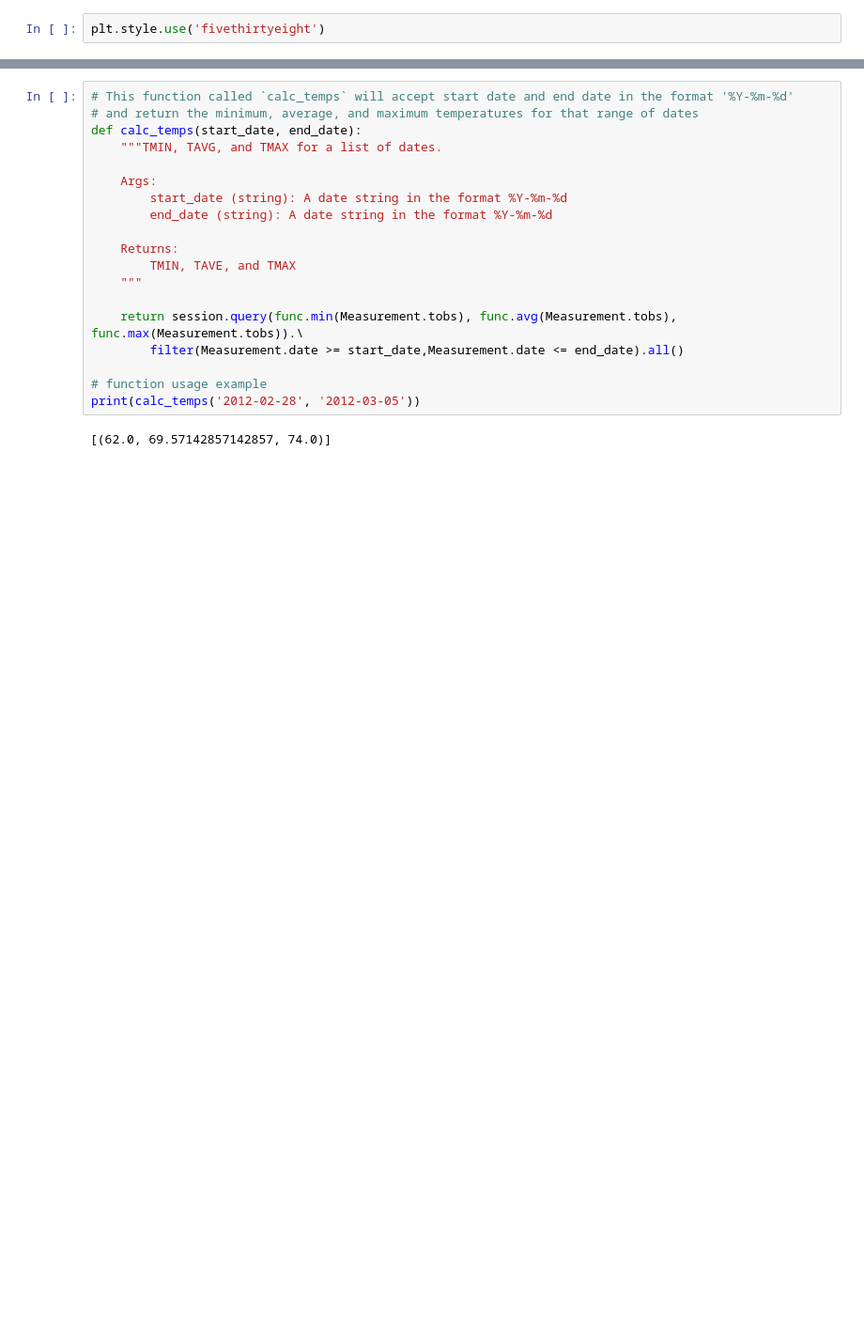
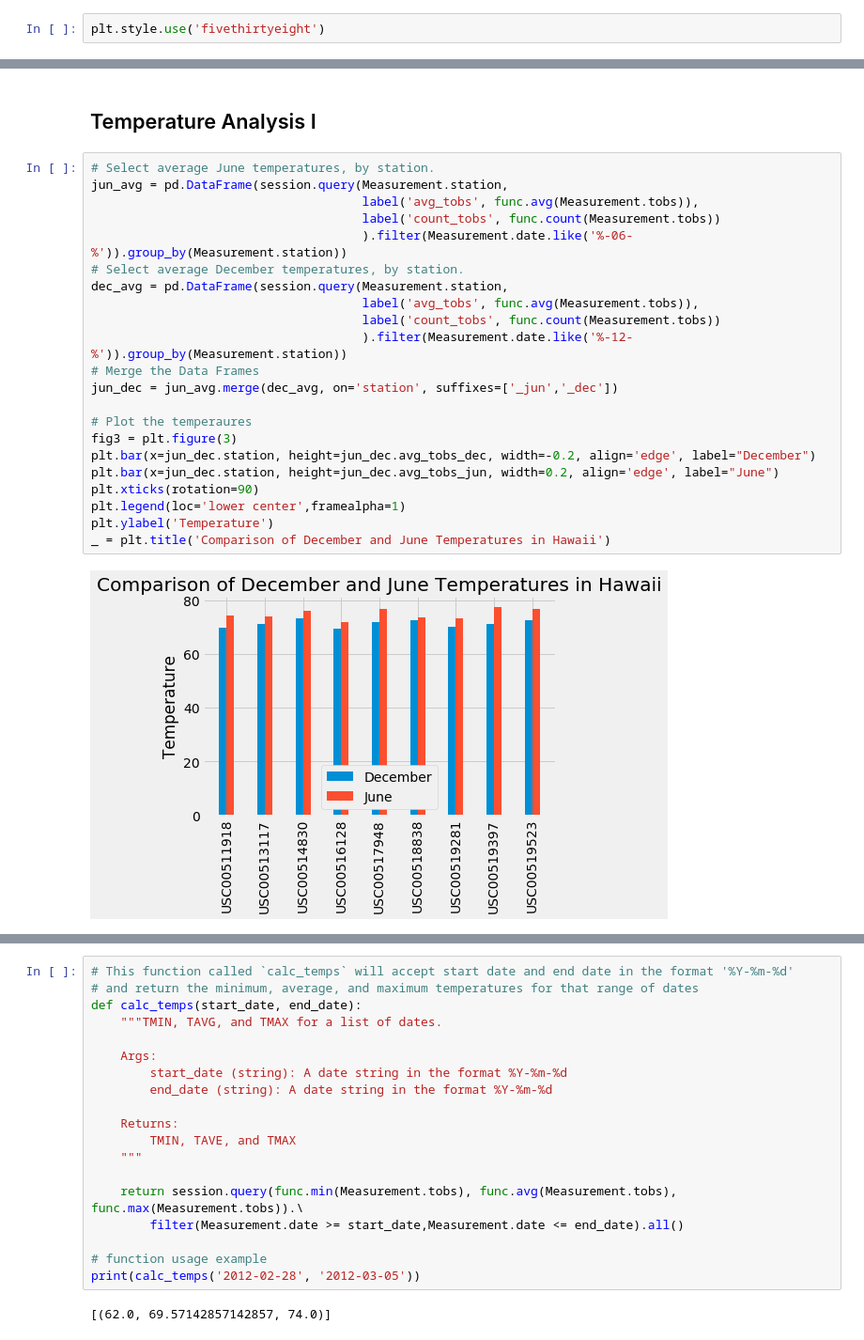
Before and after one commit to NormanGwinn/sqlalchemy-challenge, a Jupyter notebook: climate_analysis.ipynb, the cells around one changed output, grey strips where cells are left out. Shown: that part at 94% size. Saved outputs shown, nothing was run; the diff lists cells and outputs as text; blank space fills up the shorter version.

```diff
--- a/climate_analysis.ipynb
+++ b/climate_analysis.ipynb
@@ -380,0 +189,26 @@ _ = ax.set_ylabel("Frequency")
+# %% [markdown]
+## Temperature Analysis I
+# %%
+# Select average June temperatures, by station.
+jun_avg = pd.DataFrame(session.query(Measurement.station,
+                                     label('avg_tobs', func.avg(Measurement.tobs)),
+                                     label('count_tobs', func.count(Measurement.tobs))
+                                     ).filter(Measurement.date.like('%-06-%')).group_by(Measurement.station))
+# Select average December temperatures, by station.
+dec_avg = pd.DataFrame(session.query(Measurement.station,
+                                     label('avg_tobs', func.avg(Measurement.tobs)),
+                                     label('count_tobs', func.count(Measurement.tobs))
+                                     ).filter(Measurement.date.like('%-12-%')).group_by(Measurement.station))
+# Merge the Data Frames
+jun_dec = jun_avg.merge(dec_avg, on='station', suffixes=['_jun','_dec'])
+
+# Plot the temperaures
+fig3 = plt.figure(3)
+plt.bar(x=jun_dec.station, height=jun_dec.avg_tobs_dec, width=-0.2, align='edge', label="December")
+plt.bar(x=jun_dec.station, height=jun_dec.avg_tobs_jun, width=0.2, align='edge', label="June")
+plt.xticks(rotation=90)
+plt.legend(loc='lower center',framealpha=1)
+plt.ylabel('Temperature')
+_ = plt.title('Comparison of December and June Temperatures in Hawaii')
+# %% [output]
+[figure, added]
```
Also changed, not shown: parts of 66 cells of this notebook.
